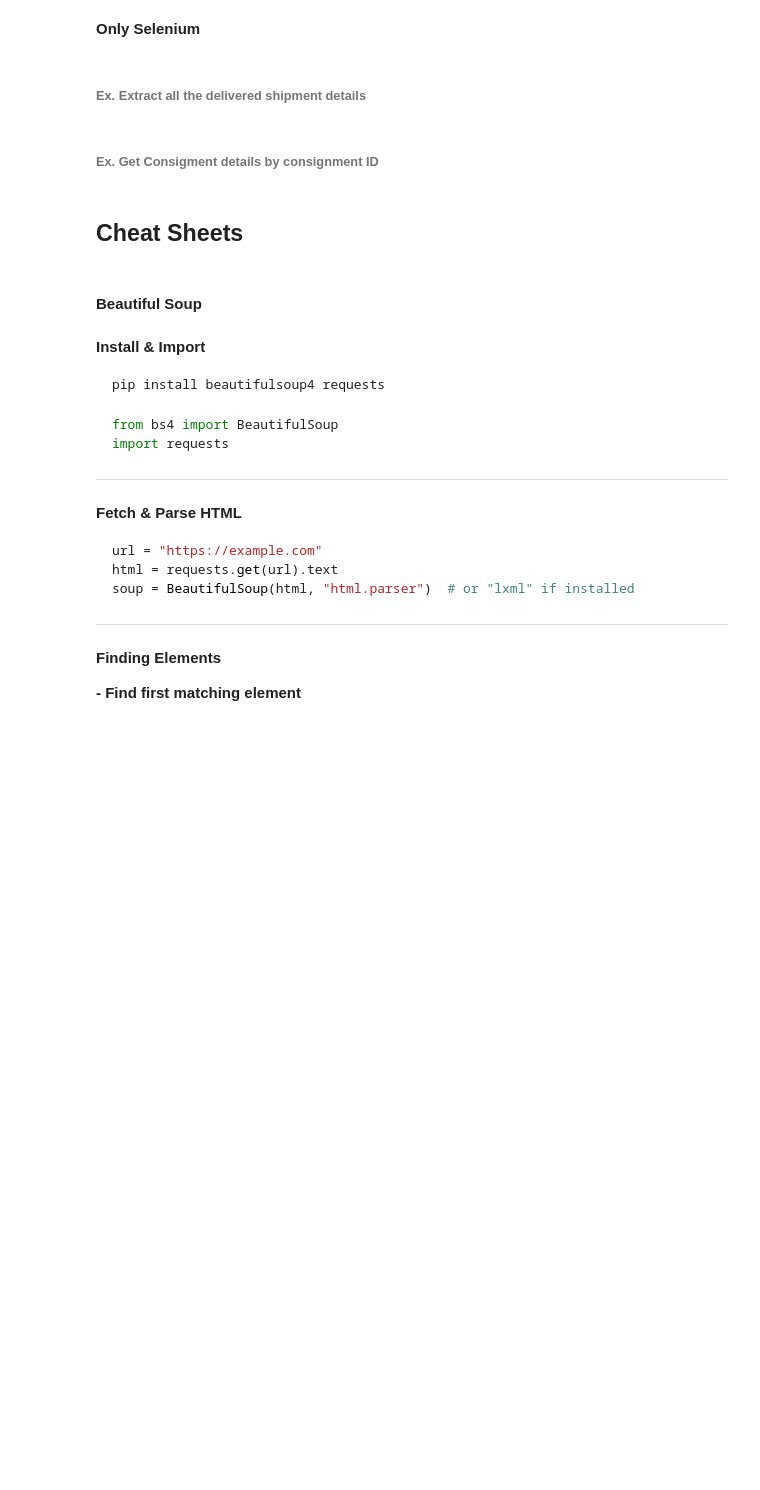
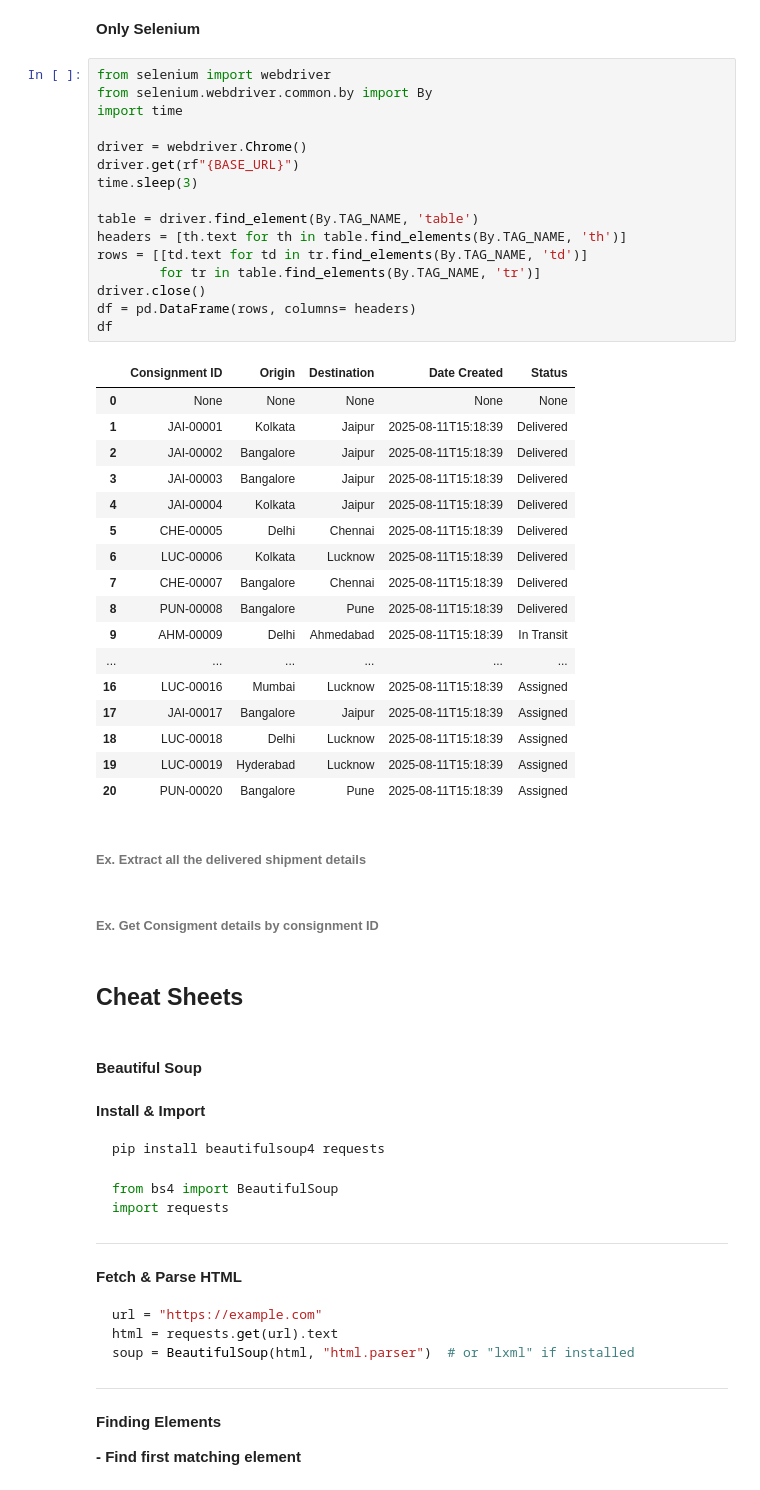
Before and after one commit to knowledge-corner/Cummins_Material, a Jupyter notebook: Classwork/Module 3 - Web Scraping Essentials.ipynb, the cells around one changed output. Cells and saved outputs as stored; diff of their text form; blank space fills up the shorter version.

```diff
--- a/Classwork/Module 3 - Web Scraping Essentials.ipynb
+++ b/Classwork/Module 3 - Web Scraping Essentials.ipynb
@@ -641,5 +922,39 @@ BASE_URL = r"https://shipment-tracker-ehfh.onrender.com"
 # %% [markdown]
 **Only Selenium**
+# %%
+from selenium import webdriver
+from selenium.webdriver.common.by import By
+import time
+
+driver = webdriver.Chrome()
+driver.get(rf"{BASE_URL}")
+time.sleep(3)
+
+table = driver.find_element(By.TAG_NAME, 'table')
+headers = [th.text for th in table.find_elements(By.TAG_NAME, 'th')]
+rows = [[td.text for td in tr.find_elements(By.TAG_NAME, 'td')]
+        for tr in table.find_elements(By.TAG_NAME, 'tr')]
+driver.close()
+df = pd.DataFrame(rows, columns= headers)
+df
+# %% [output]
+|  | Consignment ID | Origin | Destination | Date Created | Status |
+| 0 | None | None | None | None | None |
+| 1 | JAI-00001 | Kolkata | Jaipur | 2025-08-11T15:18:39 | Delivered |
+| 2 | JAI-00002 | Bangalore | Jaipur | 2025-08-11T15:18:39 | Delivered |
+| 3 | JAI-00003 | Bangalore | Jaipur | 2025-08-11T15:18:39 | Delivered |
+| 4 | JAI-00004 | Kolkata | Jaipur | 2025-08-11T15:18:39 | Delivered |
+| 5 | CHE-00005 | Delhi | Chennai | 2025-08-11T15:18:39 | Delivered |
+| 6 | LUC-00006 | Kolkata | Lucknow | 2025-08-11T15:18:39 | Delivered |
+| 7 | CHE-00007 | Bangalore | Chennai | 2025-08-11T15:18:39 | Delivered |
+| 8 | PUN-00008 | Bangalore | Pune | 2025-08-11T15:18:39 | Delivered |
+| 9 | AHM-00009 | Delhi | Ahmedabad | 2025-08-11T15:18:39 | In Transit |
+| ... | ... | ... | ... | ... | ... |
+| 16 | LUC-00016 | Mumbai | Lucknow | 2025-08-11T15:18:39 | Assigned |
+| 17 | JAI-00017 | Bangalore | Jaipur | 2025-08-11T15:18:39 | Assigned |
+| 18 | LUC-00018 | Delhi | Lucknow | 2025-08-11T15:18:39 | Assigned |
+| 19 | LUC-00019 | Hyderabad | Lucknow | 2025-08-11T15:18:39 | Assigned |
+| 20 | PUN-00020 | Bangalore | Pune | 2025-08-11T15:18:39 | Assigned |
 # %% [markdown]
 ###### Ex. Extract all the delivered shipment details
 # %% [markdown]
```
Also changed, not shown: parts of 13 cells of this notebook, 9 other files.
